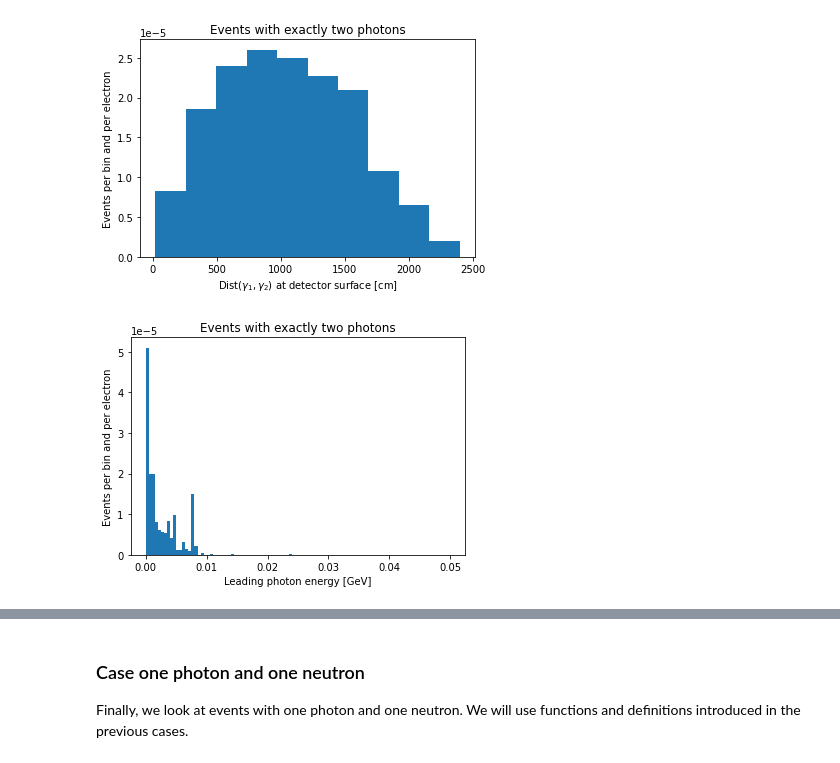
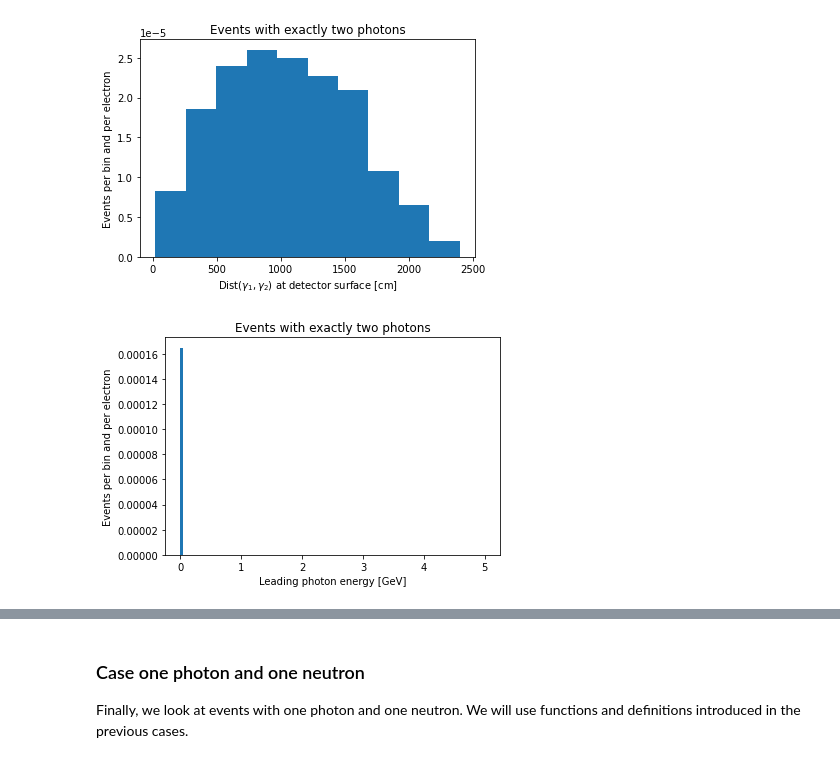
Before and after one commit to NTrevisani/LUXE-NPOD, a Jupyter notebook: Test1.ipynb, the cells around one changed output, grey strips where cells are left out. Drawn from its saved outputs; the diff is of its cells as text; code cells hidden in the pictures.

Commit message:
log scale in few plots

```diff
--- a/Test1.ipynb
+++ b/Test1.ipynb
@@ -373,7 +377,7 @@ Now, finally plotting. We define a function for that, and then we plot few distr
 import matplotlib.pyplot as plt
 import sys,os
 
-def plot_histo(df, variable, weight=1, bins=10, range=None, title="", x_label="", y_label="", file_name=None, folder_name=None, file_format="png"):
+def plot_histo(df, variable, weight=1, bins=10, range=None, title="", x_label="", y_label="", file_name=None, folder_name=None, file_format="png", y_log=False):
     """Plots distributions from a dataframe
 
     df: input dataframe
@@ -392,6 +396,8 @@ def plot_histo(df, variable, weight=1, bins=10, range=None, title="", x_label=""
     # Prepare histogram
     # df[variable].plot(kind='hist', weights=weight)
     plt.hist(df[variable], bins=bins, weights=weight, range=range)
+    if y_log == True:
+        plt.yscale('log')
     plt.title(title)
     plt.xlabel(x_label)
     plt.ylabel(y_label)
@@ -740,7 +774,7 @@ Now, finally plotting. We define again a function for that - the same we defined
 import matplotlib.pyplot as plt
 import sys,os
 
-def plot_histo(df, variable, weight=1, bins=10, range=None, title="", x_label="", y_label="", file_name=None, folder_name=None, file_format="png"):
+def plot_histo(df, variable, weight=1, bins=10, range=None, title="", x_label="", y_label="", file_name=None, folder_name=None, file_format="png", y_log=False):
     """Plots distributions from a dataframe
 
     df: input dataframe
@@ -759,6 +793,8 @@ def plot_histo(df, variable, weight=1, bins=10, range=None, title="", x_label=""
     # Prepare histogram
     # df[variable].plot(kind='hist', weights=weight)
     plt.hist(df[variable], bins=bins, weights=weight, range=range)
+    if y_log == True:
+        plt.yscale('log')
     plt.title(title)
     plt.xlabel(x_label)
     plt.ylabel(y_label)
@@ -834,13 +870,13 @@ plot_histo(df_yy_kinematics, 'dist_n1_n2',
 # %%
 # E_1: leading photon energy
 plot_histo(df_yy_kinematics, 'E_1',
            weight      = df_yy_kinematics['weight']/(BX*1.5e9),
            bins        = 100,
-           range       = (0,0.05),
+           range       = (0,5),
            title       = "Events with exactly two photons",
            x_label     = "Leading photon energy [GeV]",
            y_label     = "Events per bin and per electron",
            file_name   = "E_y1",
            folder_name = output_folder)
 # %% [output]
-[figure, old version]
+[figure, new version]
```
Also changed, not shown: parts of 13 cells of this notebook.
